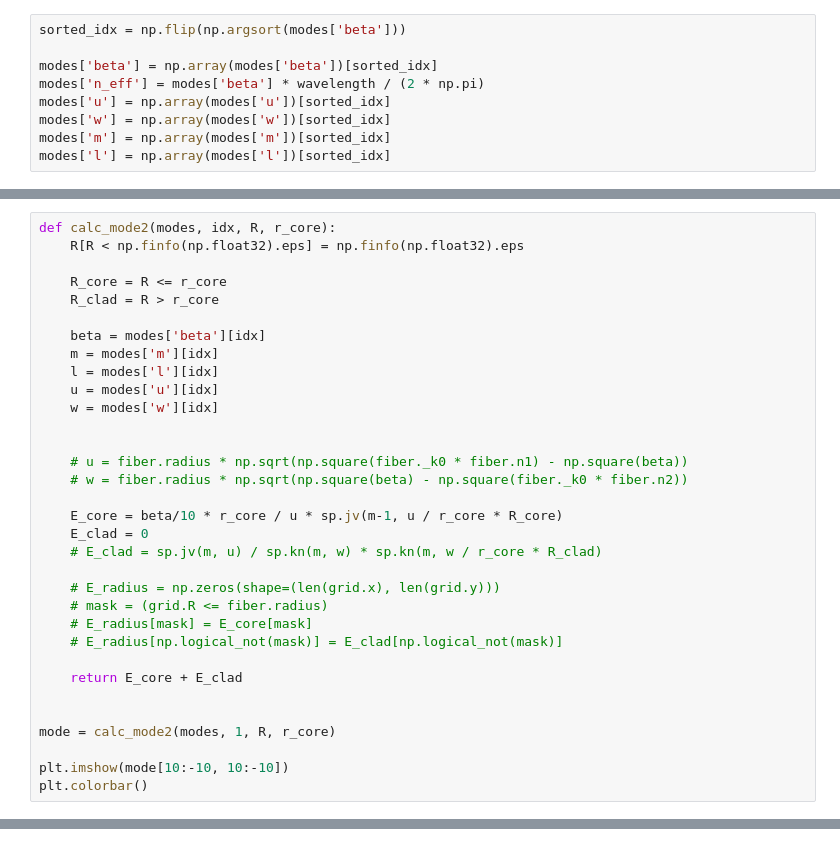
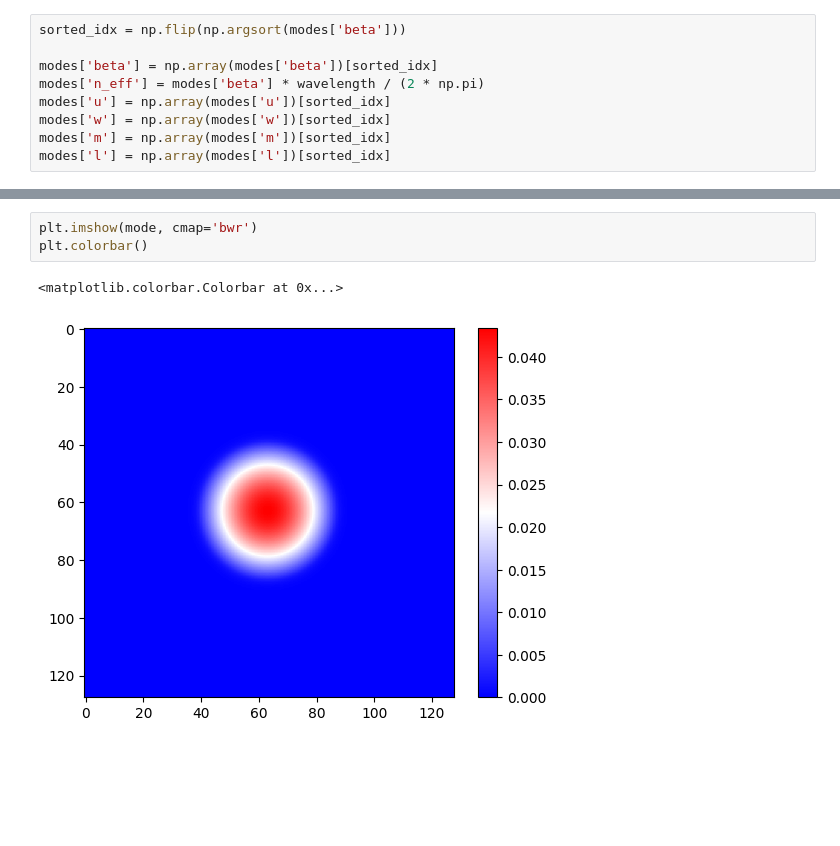
Before and after one commit to jysru/MMF_LP_modes, a Jupyter notebook: notebooks/test_fiber.ipynb, the cells around one changed output, grey strips where cells are left out. Drawn from its saved outputs; the diff is of its cells as text; blank space fills up the shorter version.

```diff
--- a/notebooks/test_fiber.ipynb
+++ b/notebooks/test_fiber.ipynb
@@ -103,33 +103,0 @@ plt.plot(modes['beta'] * wavelength / (2 * np.pi))
-# %%
-def calc_mode2(modes, idx, R, r_core):
-    R[R < np.finfo(np.float32).eps] = np.finfo(np.float32).eps
-
-    R_core = R <= r_core
-    R_clad = R > r_core
-
-    beta = modes['beta'][idx]
-    m = modes['m'][idx]
-    l = modes['l'][idx]
-    u = modes['u'][idx]
-    w = modes['w'][idx]
-
-
-    # u = fiber.radius * np.sqrt(np.square(fiber._k0 * fiber.n1) - np.square(beta))
-    # w = fiber.radius * np.sqrt(np.square(beta) - np.square(fiber._k0 * fiber.n2))
-
-    E_core = beta/10 * r_core / u * sp.jv(m-1, u / r_core * R_core)
-    E_clad = 0
-    # E_clad = sp.jv(m, u) / sp.kn(m, w) * sp.kn(m, w / r_core * R_clad)
-
-    # E_radius = np.zeros(shape=(len(grid.x), len(grid.y)))
-    # mask = (grid.R <= fiber.radius)
-    # E_radius[mask] = E_core[mask]
-    # E_radius[np.logical_not(mask)] = E_clad[np.logical_not(mask)]
-
-    return E_core + E_clad
-
-
-mode = calc_mode2(modes, 1, R, r_core)
-
-plt.imshow(mode[10:-10, 10:-10])
-plt.colorbar()
@@ -192,0 +138,6 @@ plt.colorbar()
+# %%
+plt.imshow(mode, cmap='bwr')
+plt.colorbar()
+# %% [output]
+<matplotlib.colorbar.Colorbar at 0x...>
+[figure, added]
```
Also changed, not shown: parts of 5 cells of this notebook.
